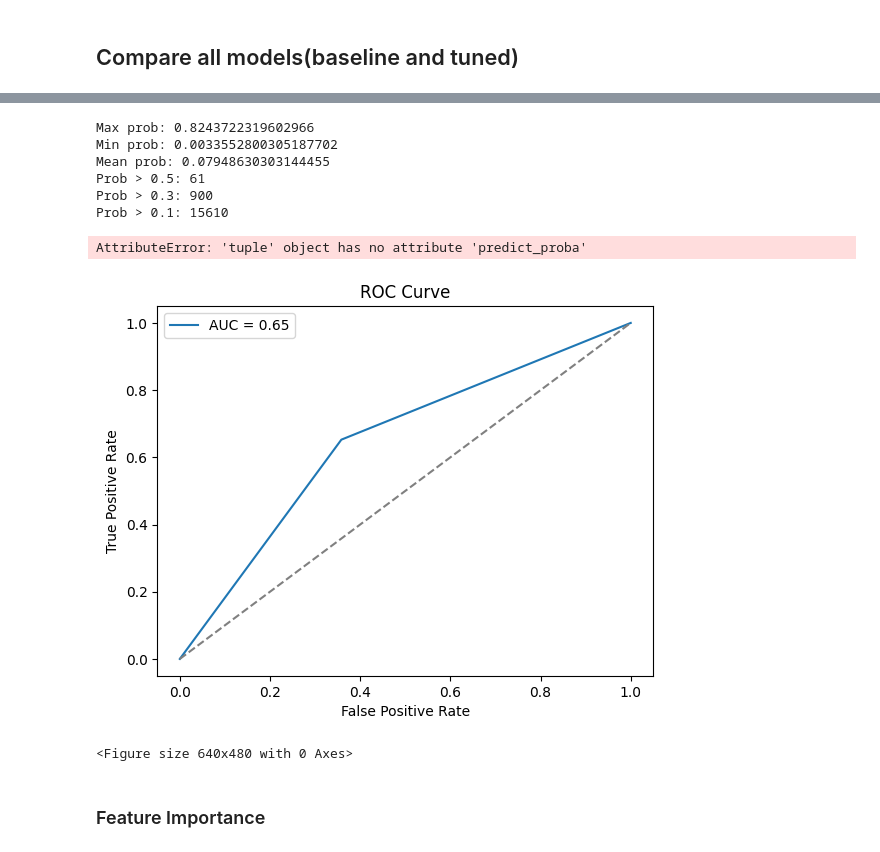
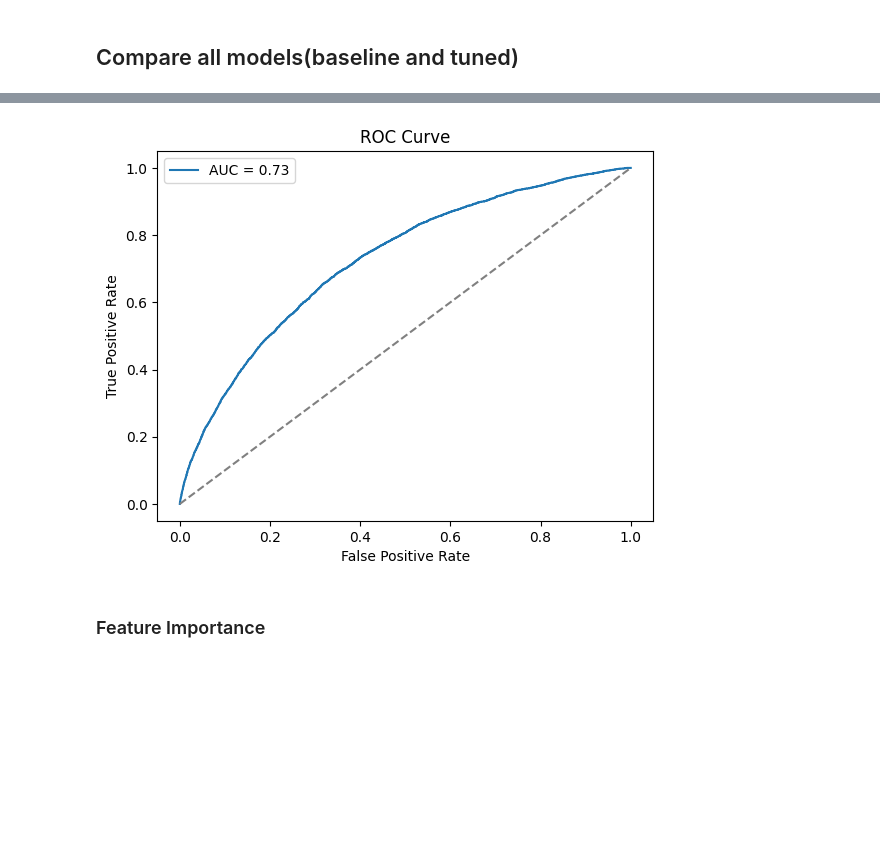
Before and after one commit to coder-red/credit-risk-model, a Jupyter notebook: notebooks/02_modelling.ipynb, the cells around one changed output, grey strips where cells are left out. Saved outputs shown, nothing was run; the diff lists cells and outputs as text; code cells hidden in the pictures; blank space fills up the shorter version.

```diff
--- a/notebooks/02_modelling.ipynb
+++ b/notebooks/02_modelling.ipynb
@@ -273,56 +269,18 @@ Confusion Matrix:
-# %%
-# Check probability distribution
-probas = xgb_tuned.predict_proba(X_val)[:, 1]
-print(f"Max prob: {probas.max()}")
-print(f"Min prob: {probas.min()}")
-print(f"Mean prob: {probas.mean()}")
-print(f"Prob > 0.5: {(probas > 0.5).sum()}")
-print(f"Prob > 0.3: {(probas > 0.3).sum()}")
-print(f"Prob > 0.1: {(probas > 0.1).sum()}")
-# %% [output]
-Max prob: 0.8243722319602966
-Min prob: 0.0033552800305187702
-Mean prob: 0.07948630303144455
-Prob > 0.5: 61
-Prob > 0.3: 900
-Prob > 0.1: 15610
-# %%
-y_proba_lgbm_tuned = lgbm_tuned.predict_proba(X_val)[:, 1]
-y_pred_lgbm_tuned = (y_proba_lgbm_tuned >= 0.5).astype(int)
-
-
-print(roc_auc_score(y_val, y_proba_lgbm_tuned))
-
-
-cm = confusion_matrix(y_val, y_pred_lgbm_tuned)
-
-sns.heatmap(cm, annot=True, fmt='d', cmap='Blues')
-plt.xlabel("Predicted")
-plt.ylabel("Actual")
-plt.title("Confusion Matrix")
-plt.show()
-
-print("\nConfusion Matrix:")
-print(confusion_matrix(y_val, y_pred_lgbm_tuned))
-# %% [output]
-AttributeError: 'tuple' object has no attribute 'predict_proba'
 # %%
 from sklearn.metrics import roc_curve, auc
 
-fpr, tpr, thresholds = roc_curve(y_val, y_pred)
+fpr, tpr, thresholds = roc_curve(y_val, y_proba_lgbm_tuned)
 roc_auc = auc(fpr, tpr)
 
 plt.plot(fpr, tpr, label=f"AUC = {roc_auc:.2f}")
 plt.plot([0,1],[0,1],'--', color='gray')
 plt.xlabel("False Positive Rate")
 plt.ylabel("True Positive Rate")
 plt.title("ROC Curve")
 plt.legend()
-plt.show()
 plt.savefig(f"{RESULTS_DIR}\\explainability\\roc_curve.png", dpi=300, bbox_inches="tight")
 # %% [output]
-[figure, old version]
+[figure, new version]
-<Figure size 640x480 with 0 Axes>
 # %% [markdown]
 ### Feature Importance
 # %%
```
Also changed, not shown: parts of 8 cells of this notebook, 19 other files.
